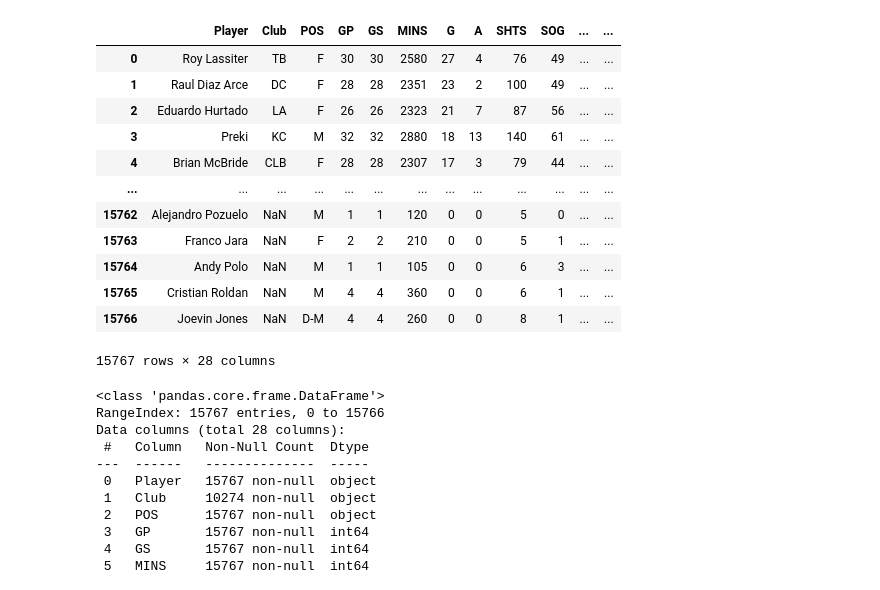
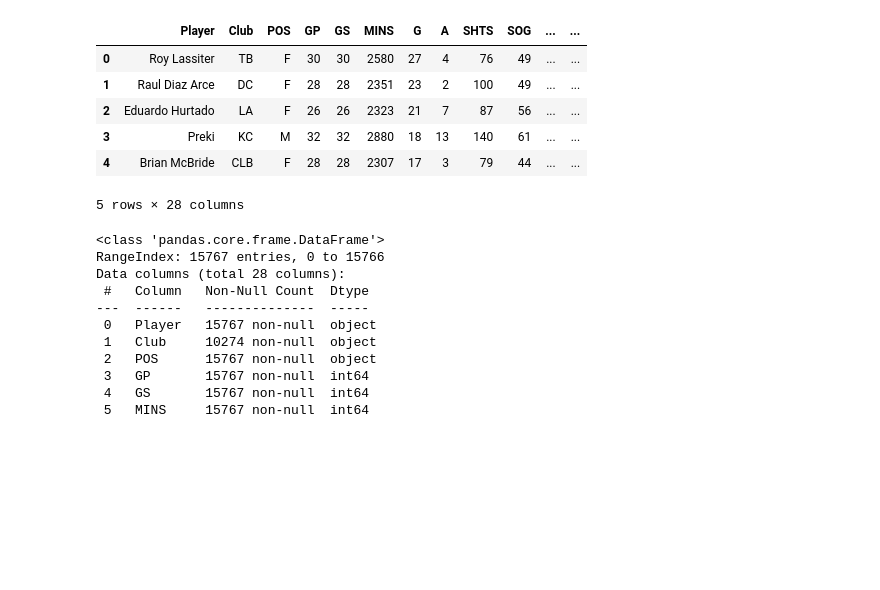
Before and after one commit to m-romanski/Predicting-MLS-Player-Salary, a Jupyter notebook: EDA.ipynb, the cells around one changed output. Cells and saved outputs as stored; diff of their text form; code cells hidden in the pictures; blank space fills up the shorter version.

```diff
--- a/EDA.ipynb
+++ b/EDA.ipynb
@@ -26,17 +54,11 @@ keeper_stats_df
 # %%
-player_stats_df
+player_stats_df.head()
 # %% [output]
 |  | Player | Club | POS | GP | GS | MINS | G | A | SHTS | SOG | ... | ... |
 | 0 | Roy Lassiter | TB | F | 30 | 30 | 2580 | 27 | 4 | 76 | 49 | ... | ... |
 | 1 | Raul Diaz Arce | DC | F | 28 | 28 | 2351 | 23 | 2 | 100 | 49 | ... | ... |
 | 2 | Eduardo Hurtado | LA | F | 26 | 26 | 2323 | 21 | 7 | 87 | 56 | ... | ... |
 | 3 | Preki | KC | M | 32 | 32 | 2880 | 18 | 13 | 140 | 61 | ... | ... |
 | 4 | Brian McBride | CLB | F | 28 | 28 | 2307 | 17 | 3 | 79 | 44 | ... | ... |
-| ... | ... | ... | ... | ... | ... | ... | ... | ... | ... | ... | ... | ... |
-| 15762 | Alejandro Pozuelo | NaN | M | 1 | 1 | 120 | 0 | 0 | 5 | 0 | ... | ... |
-| 15763 | Franco Jara | NaN | F | 2 | 2 | 210 | 0 | 0 | 5 | 1 | ... | ... |
-| 15764 | Andy Polo | NaN | M | 1 | 1 | 105 | 0 | 0 | 6 | 3 | ... | ... |
-| 15765 | Cristian Roldan | NaN | M | 4 | 4 | 360 | 0 | 0 | 6 | 1 | ... | ... |
-| 15766 | Joevin Jones | NaN | D-M | 4 | 4 | 260 | 0 | 0 | 8 | 1 | ... | ... |
-15767 rows × 28 columns
+5 rows × 28 columns
 # %%
```
Also changed, not shown: parts of 98 cells of this notebook, 3 other files.
